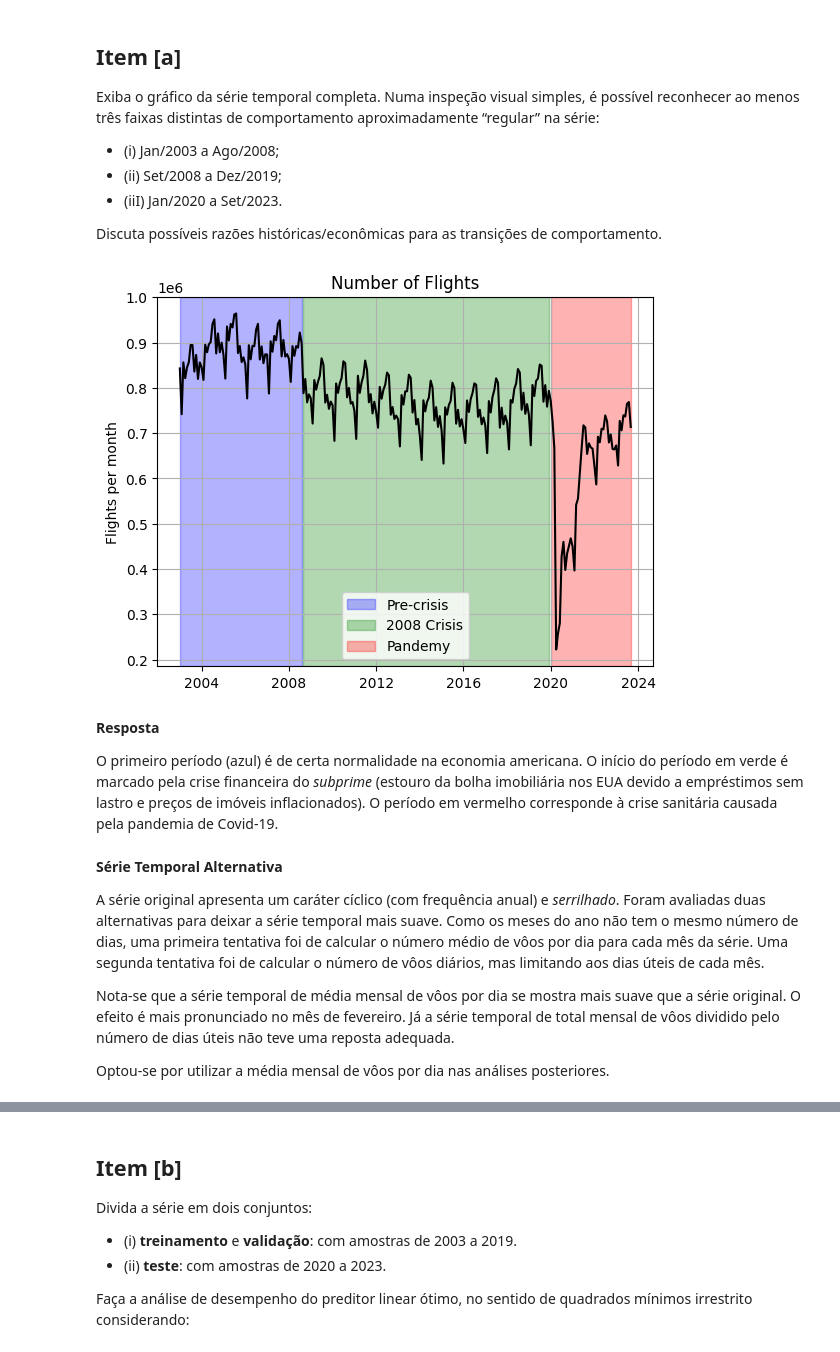
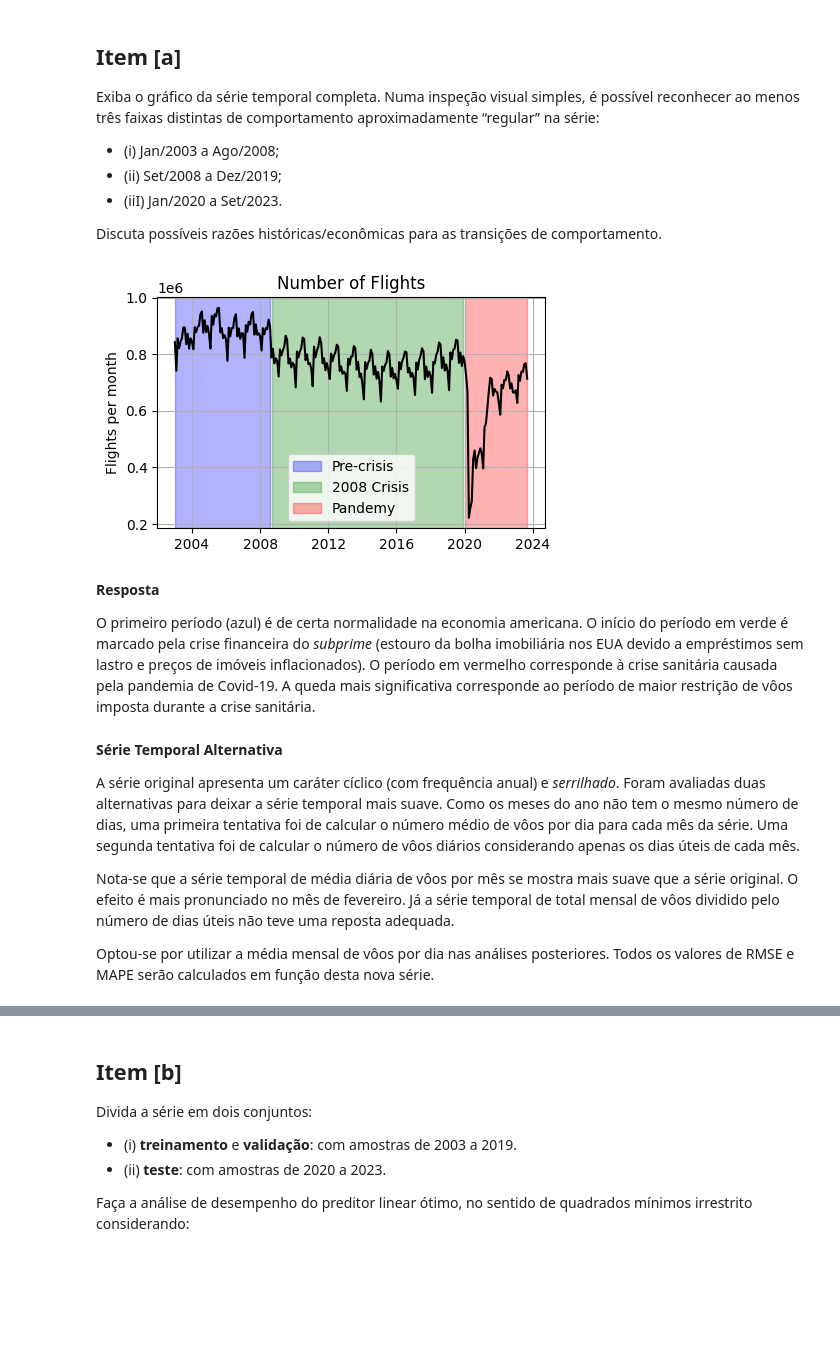
Before and after one commit to TiagoCAAmorim/machine_learning, a Jupyter notebook: Lista01/Lista01.ipynb, the cells around one changed output, grey strips where cells are left out. Cells and saved outputs as stored; diff of their text form; code cells hidden in the pictures; blank space fills up the shorter version.

Commit message:
Exports all plots

```diff
--- a/Lista01/Lista01.ipynb
+++ b/Lista01/Lista01.ipynb
@@ -66,34 +66,36 @@ Exiba o gráfico da série temporal completa. Numa inspeção visual simples, é
 Discuta possíveis razões históricas/econômicas para as
 transições de comportamento.
 # %%
+plt.figure(figsize=(5, 3))
 plt.plot(df_original['Flt'], color='black', linestyle='-')
 
 plt.axvspan(pd.to_datetime('2003-01-01'), pd.to_datetime('2008-08-01'),
             color='blue', alpha=0.3, label='Pre-crisis')
 plt.axvspan(pd.to_datetime('2008-09-01'), pd.to_datetime('2019-12-01'),
             color='green', alpha=0.3, label='2008 Crisis')
 plt.axvspan(pd.to_datetime('2020-01-01'), pd.to_datetime('2023-09-01'),
             color='red', alpha=0.3, label='Pandemy')
 
 plt.ylabel('Flights per month')
 plt.title('Number of Flights')
 plt.grid(True)
 plt.legend()
+plt.savefig('report/A_MainSeries.png', bbox_inches='tight')
 plt.show()
 # %% [output]
-[figure, old version]
+[figure, new version]
 # %% [markdown]
 **Resposta**
 
-O primeiro período (azul) é de certa normalidade na economia americana. O início do período em verde é marcado pela crise financeira do _subprime_ (estouro da bolha imobiliária nos EUA devido a empréstimos sem lastro e preços de imóveis inflacionados). O período em vermelho corresponde à crise sanitária causada pela pandemia de Covid-19.
+O primeiro período (azul) é de certa normalidade na economia americana. O início do período em verde é marcado pela crise financeira do _subprime_ (estouro da bolha imobiliária nos EUA devido a empréstimos sem lastro e preços de imóveis inflacionados). O período em vermelho corresponde à crise sanitária causada pela pandemia de Covid-19. A queda mais significativa corresponde ao período de maior restrição de vôos imposta durante a crise sanitária.
 # %% [markdown]
 **Série Temporal Alternativa**
 
-A série original apresenta um caráter cíclico (com frequência anual) e _serrilhado_. Foram avaliadas duas alternativas para deixar a série temporal mais suave. Como os meses do ano não tem o mesmo número de dias, uma primeira tentativa foi de calcular o número médio de vôos por dia para cada mês da série. Uma segunda tentativa foi de calcular o número de vôos diários, mas limitando aos dias úteis de cada mês.
+A série original apresenta um caráter cíclico (com frequência anual) e _serrilhado_. Foram avaliadas duas alternativas para deixar a série temporal mais suave. Como os meses do ano não tem o mesmo número de dias, uma primeira tentativa foi de calcular o número médio de vôos por dia para cada mês da série. Uma segunda tentativa foi de calcular o número de vôos diários considerando apenas os dias úteis de cada mês.
 
-Nota-se que a série temporal de média mensal de vôos por dia se mostra mais suave que a série original. O efeito é mais pronunciado no mês de fevereiro. Já a série temporal de total mensal de vôos dividido pelo número de dias úteis não teve uma reposta adequada.
+Nota-se que a série temporal de média diária de vôos por mês se mostra mais suave que a série original. O efeito é mais pronunciado no mês de fevereiro. Já a série temporal de total mensal de vôos dividido pelo número de dias úteis não teve uma reposta adequada.
 
-Optou-se por utilizar a média mensal de vôos por dia nas análises posteriores.
+Optou-se por utilizar a média mensal de vôos por dia nas análises posteriores. Todos os valores de RMSE e MAPE serão calculados em função desta nova série.
 # %%
 df_original['Days_in_month'] = df_original.index.days_in_month
 df_original['Flt_per_day'] = df_original['Flt'] / df_original['Days_in_month']
```
Also changed, not shown: parts of 22 cells of this notebook, 20 other files.
